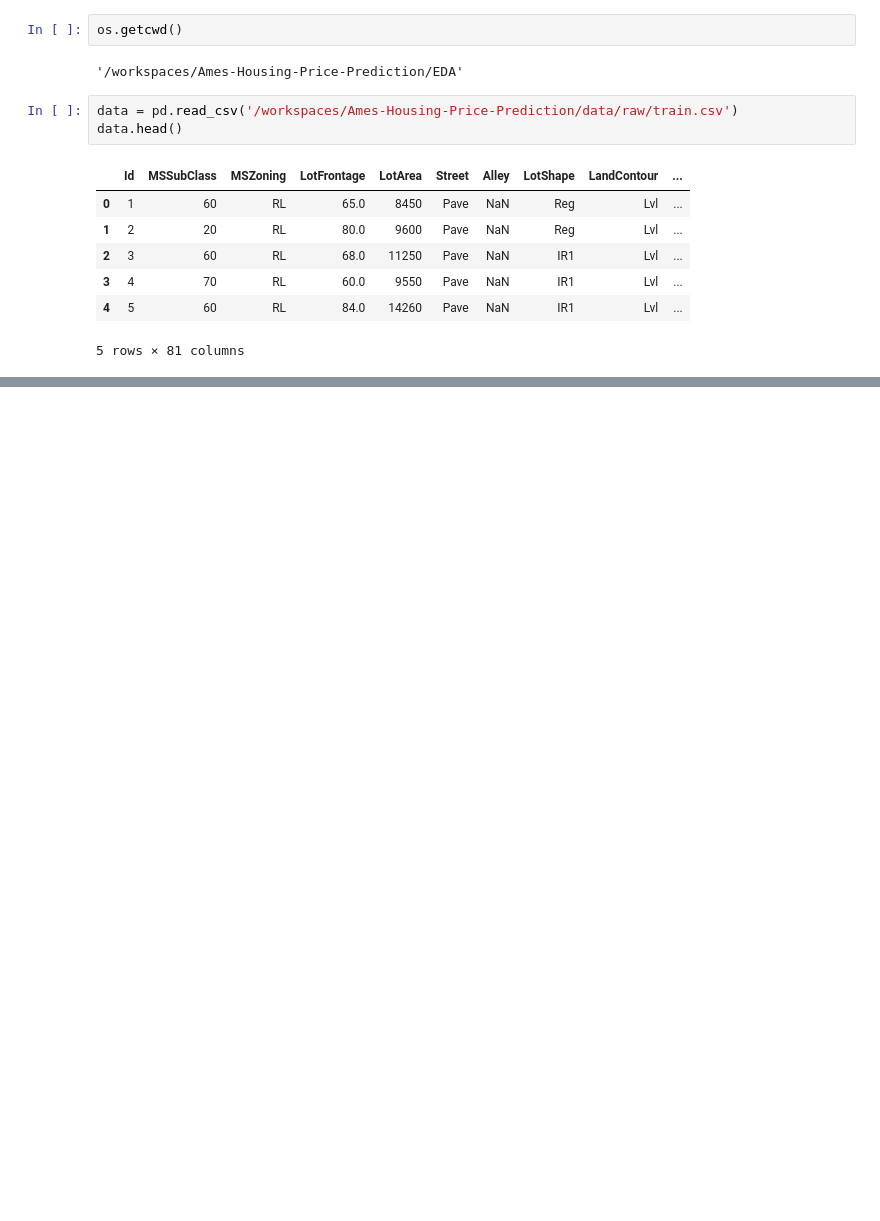
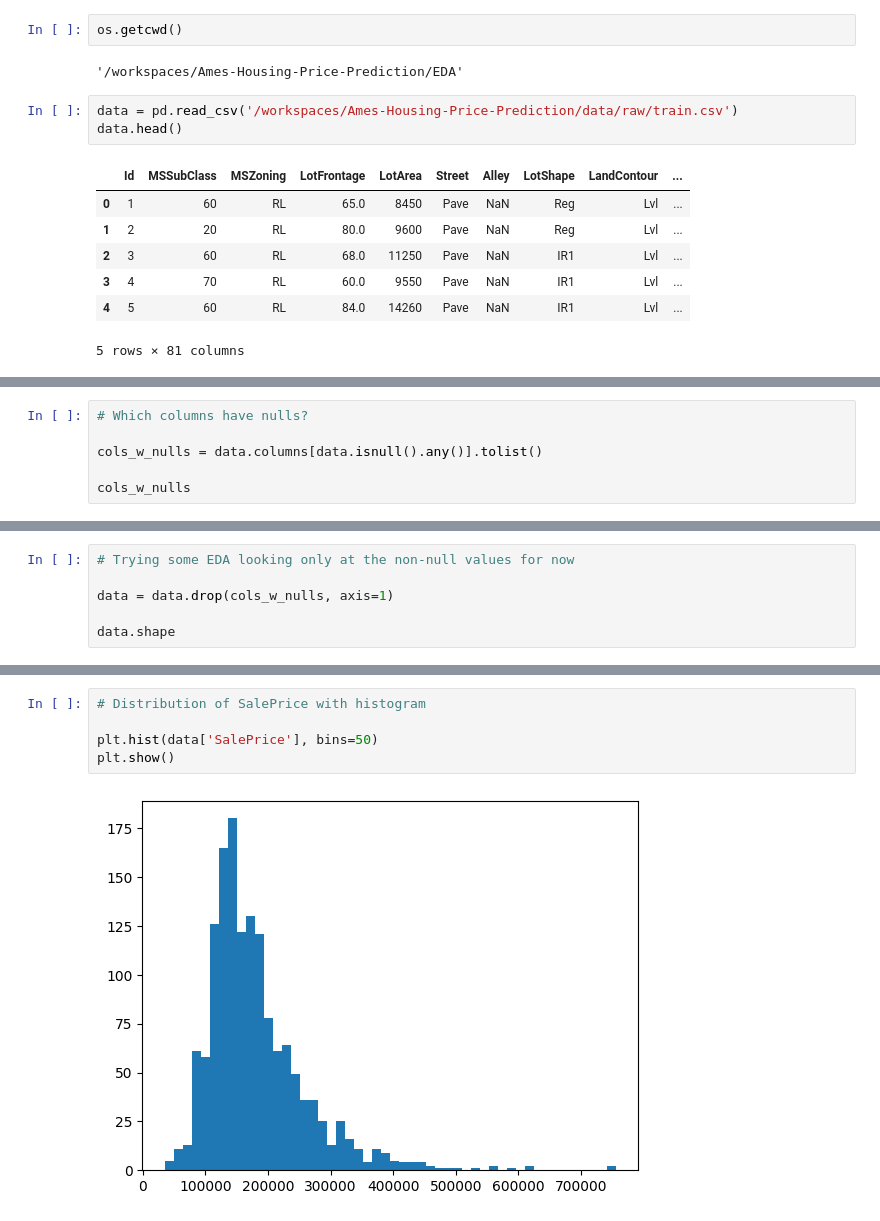
Before and after one commit to matthewtomalley/Ames-Housing-Price-Prediction, a Jupyter notebook: EDA/eda_train.ipynb, the cells around one changed output, grey strips where cells are left out. Saved outputs shown, nothing was run; the diff lists cells and outputs as text; blank space fills up the shorter version.

```diff
--- a/EDA/eda_train.ipynb
+++ b/EDA/eda_train.ipynb
@@ -19,0 +88,6 @@ data.head()
+# %%
+# Which columns have nulls?
+
+cols_w_nulls = data.columns[data.isnull().any()].tolist()
+
+cols_w_nulls
@@ -19,0 +143,6 @@ data.head()
+# %%
+# Trying some EDA looking only at the non-null values for now
+
+data = data.drop(cols_w_nulls, axis=1)
+
+data.shape
@@ -19,0 +193,7 @@ data.head()
+# %%
+# Distribution of SalePrice with histogram
+
+plt.hist(data['SalePrice'], bins=50)
+plt.show()
+# %% [output]
+[figure, added]
```
Also changed, not shown: parts of 30 cells of this notebook, 2 other files.
